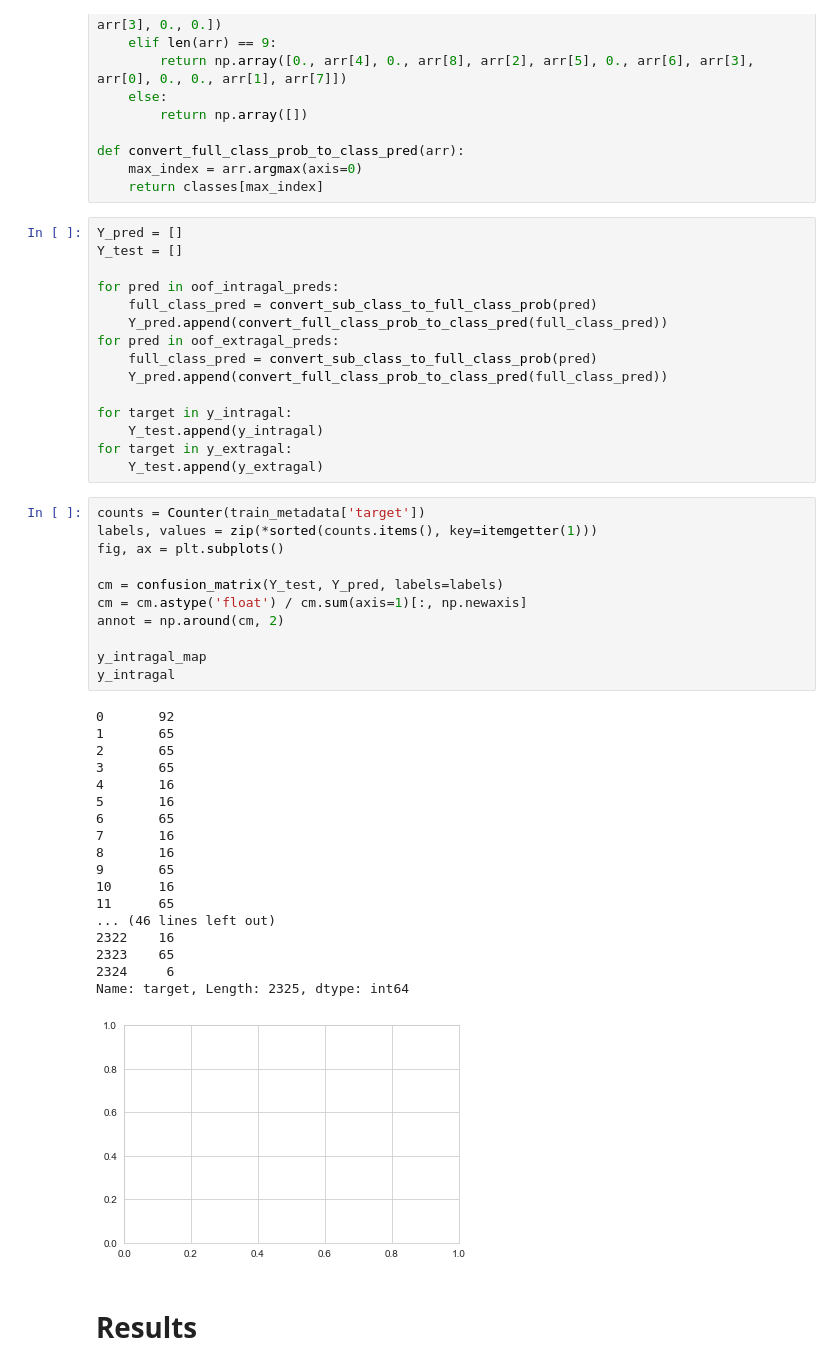
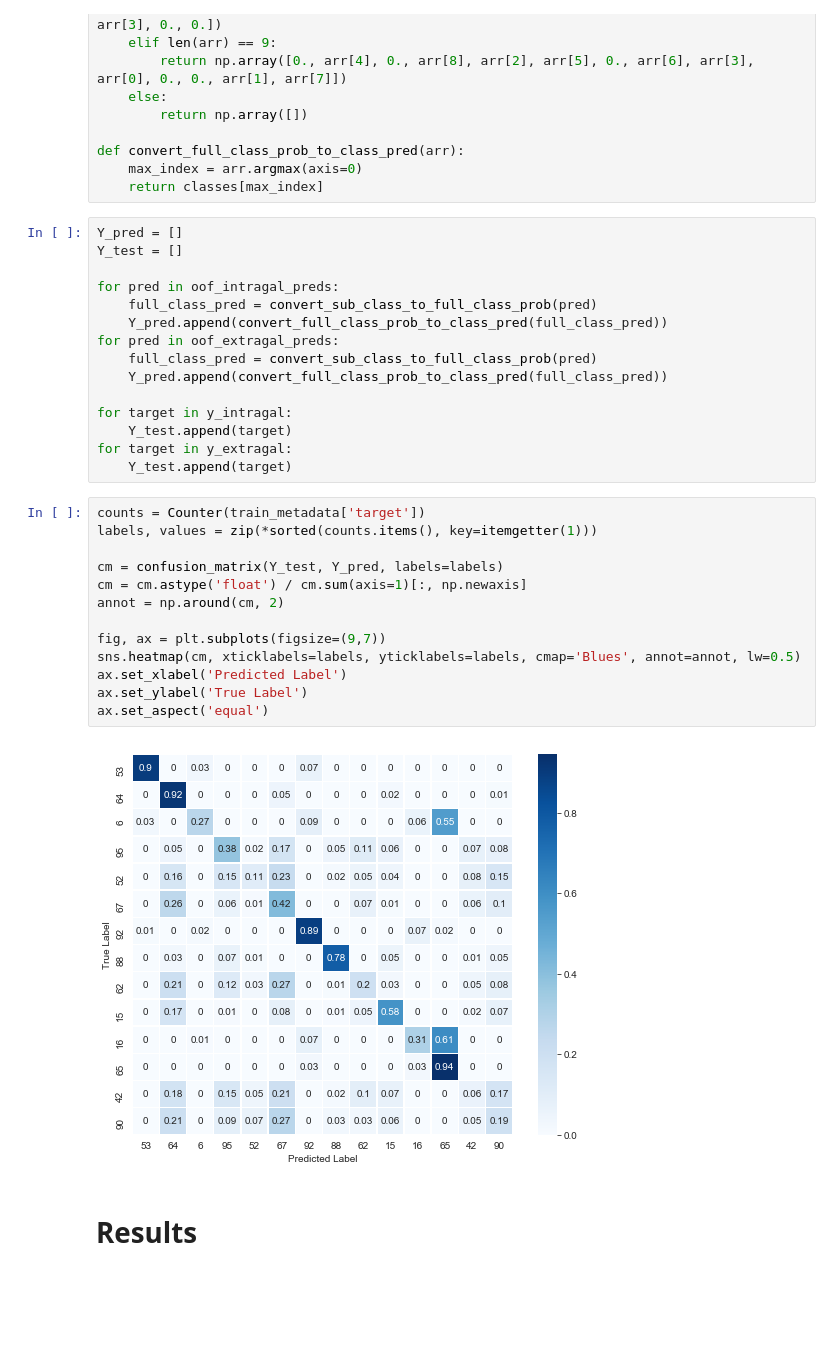
Before and after one commit to danielbank/PLAsTiCC, a Jupyter notebook: report/report.ipynb, the cells around one changed output. Cells and saved outputs as stored; diff of their text form; blank space fills up the shorter version.

```diff
--- a/report/report.ipynb
+++ b/report/report.ipynb
@@ -767,39 +767,24 @@ for pred in oof_extragal_preds:
     Y_pred.append(convert_full_class_prob_to_class_pred(full_class_pred))
 
 for target in y_intragal:
-    Y_test.append(y_intragal)
+    Y_test.append(target)
 for target in y_extragal:
-    Y_test.append(y_extragal)
+    Y_test.append(target)
 # %%
 counts = Counter(train_metadata['target'])
 labels, values = zip(*sorted(counts.items(), key=itemgetter(1)))
-fig, ax = plt.subplots()
 
 cm = confusion_matrix(Y_test, Y_pred, labels=labels)
 cm = cm.astype('float') / cm.sum(axis=1)[:, np.newaxis]
 annot = np.around(cm, 2)
 
-y_intragal_map
-y_intragal
+fig, ax = plt.subplots(figsize=(9,7))
+sns.heatmap(cm, xticklabels=labels, yticklabels=labels, cmap='Blues', annot=annot, lw=0.5)
+ax.set_xlabel('Predicted Label')
+ax.set_ylabel('True Label')
+ax.set_aspect('equal')
 # %% [output]
-0       92
-1       65
-2       65
-3       65
-4       16
-5       16
-6       65
-7       16
-8       16
-9       65
-10      16
-11      65
-... (46 lines left out)
-2322    16
-2323    65
-2324     6
-Name: target, Length: 2325, dtype: int64
-[figure, old version]
+[figure, new version]
 # %% [markdown]
 # Results
 # %% [markdown]
```
Also changed, not shown: 1 other file.
